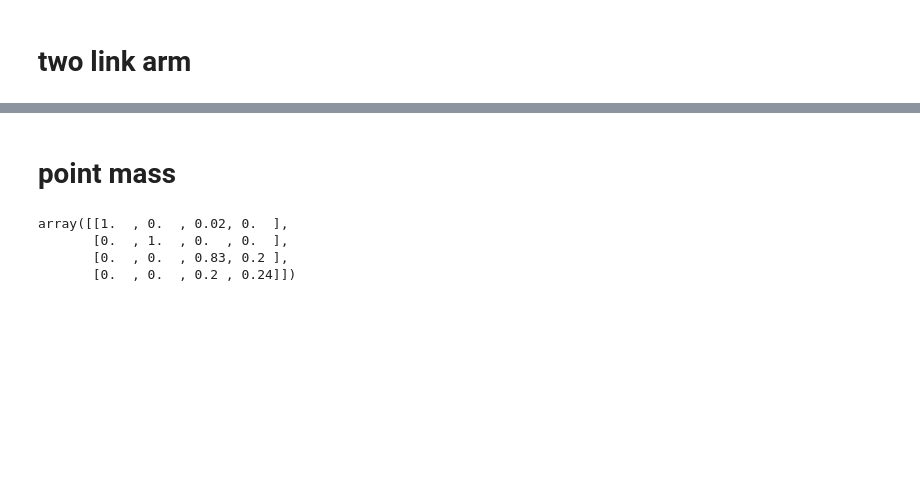
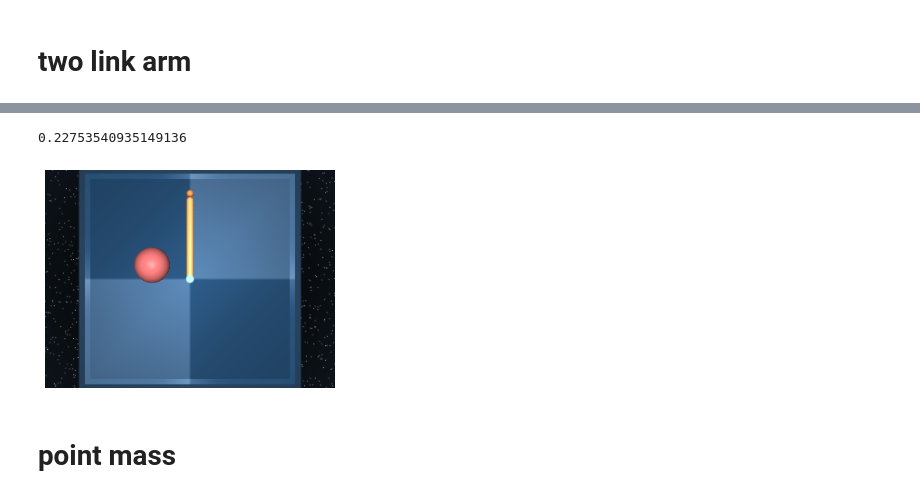
Before and after one commit to richard-warren/rl_sandbox, a Jupyter notebook: ilqr_demo.ipynb, the cells around one changed output, grey strips where cells are left out. Cells and saved outputs as stored; diff of their text form; code cells hidden in the pictures; blank space fills up the shorter version.

```diff
--- a/ilqr_demo.ipynb
+++ b/ilqr_demo.ipynb
@@ -208,15 +200,15 @@ for action in actions:
 display_video(imgs, framerate=(1/env.dt))
 # %% [output]
 [interactive output not drawn]
+# %%
+env = Arm()
+env.show()
+env.env.physics.finger_to_target_dist()
+# %% [output]
+0.22753540935149136
+[figure, added]
 # %% [markdown]
 # point mass
-# %%
-state_derivs[-1]['f_x'].round(2)
-# %% [output]
-array([[1.  , 0.  , 0.02, 0.  ],
-       [0.  , 1.  , 0.  , 0.  ],
-       [0.  , 0.  , 0.83, 0.2 ],
-       [0.  , 0.  , 0.2 , 0.24]])
 # %%
 # run ilqr
 env = PointMass()
```
Also changed, not shown: parts of 6 cells of this notebook, 1 other file.
